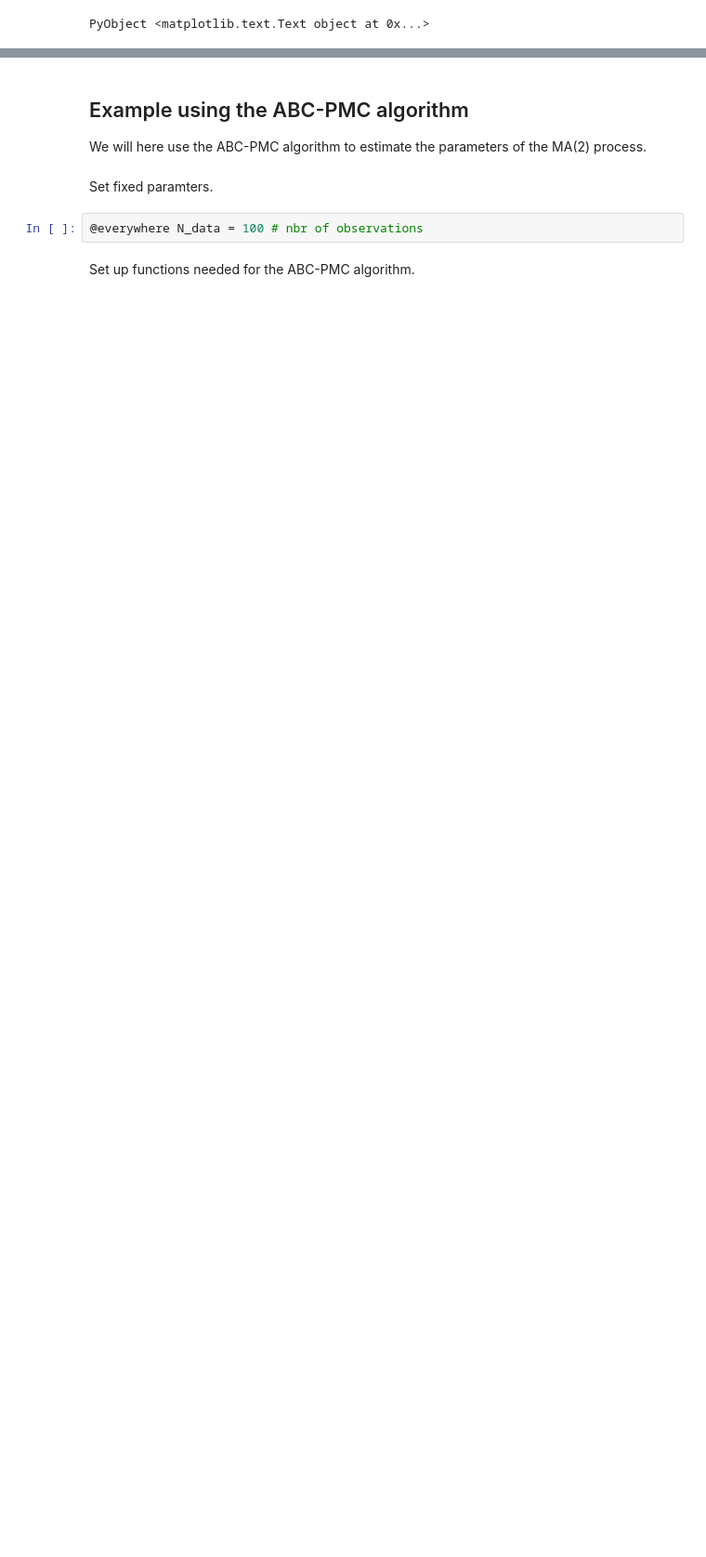
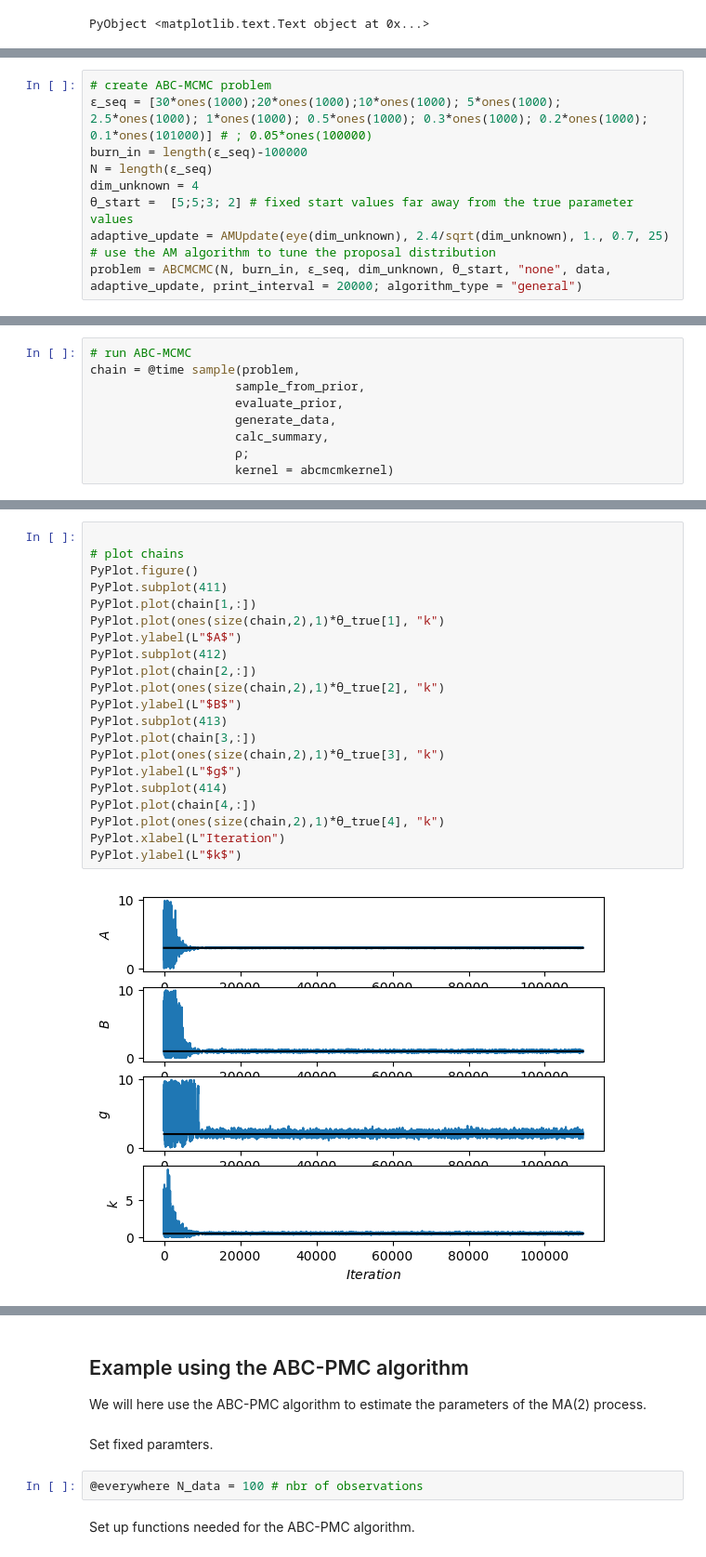
Before and after one commit to SamuelWiqvist/ApproximateBayesianComputation.jl, a Jupyter notebook: examples/examples.ipynb, the cells around one changed output, grey strips where cells are left out. Shown: that part at 93% size. Saved outputs shown, nothing was run; the diff lists cells and outputs as text; blank space fills up the shorter version.

Commit message:
added example with Gaussian kernel

```diff
--- a/examples/examples.ipynb
+++ b/examples/examples.ipynb
@@ -356,0 +373,9 @@ PyObject <matplotlib.text.Text object at 0x...>
+# %%
+# create ABC-MCMC problem
+ϵ_seq = [30*ones(1000);20*ones(1000);10*ones(1000); 5*ones(1000); 2.5*ones(1000); 1*ones(1000); 0.5*ones(1000); 0.3*ones(1000); 0.2*ones(1000); 0.1*ones(101000)] # ; 0.05*ones(100000)
+burn_in = length(ϵ_seq)-100000
+N = length(ϵ_seq)
+dim_unknown = 4
+θ_start =  [5;5;3; 2] # fixed start values far away from the true parameter values
+adaptive_update = AMUpdate(eye(dim_unknown), 2.4/sqrt(dim_unknown), 1., 0.7, 25) # use the AM algorithm to tune the proposal distribution
+problem = ABCMCMC(N, burn_in, ϵ_seq, dim_unknown, θ_start, "none", data, adaptive_update, print_interval = 20000; algorithm_type = "general")
@@ -356,0 +386,9 @@ PyObject <matplotlib.text.Text object at 0x...>
+# %%
+# run ABC-MCMC
+chain = @time sample(problem,
+                    sample_from_prior,
+                    evaluate_prior,
+                    generate_data,
+                    calc_summary,
+                    ρ;
+                    kernel = abcmcmkernel)
@@ -356,0 +430,23 @@ PyObject <matplotlib.text.Text object at 0x...>
+# %%
+
+# plot chains
+PyPlot.figure()
+PyPlot.subplot(411)
+PyPlot.plot(chain[1,:])
+PyPlot.plot(ones(size(chain,2),1)*θ_true[1], "k")
+PyPlot.ylabel(L"$A$")
+PyPlot.subplot(412)
+PyPlot.plot(chain[2,:])
+PyPlot.plot(ones(size(chain,2),1)*θ_true[2], "k")
+PyPlot.ylabel(L"$B$")
+PyPlot.subplot(413)
+PyPlot.plot(chain[3,:])
+PyPlot.plot(ones(size(chain,2),1)*θ_true[3], "k")
+PyPlot.ylabel(L"$g$")
+PyPlot.subplot(414)
+PyPlot.plot(chain[4,:])
+PyPlot.plot(ones(size(chain,2),1)*θ_true[4], "k")
+PyPlot.xlabel(L"Iteration")
+PyPlot.ylabel(L"$k$")
+# %% [output]
+[figure, added]
```
Also changed, not shown: parts of 18 cells of this notebook, 4 other files.
